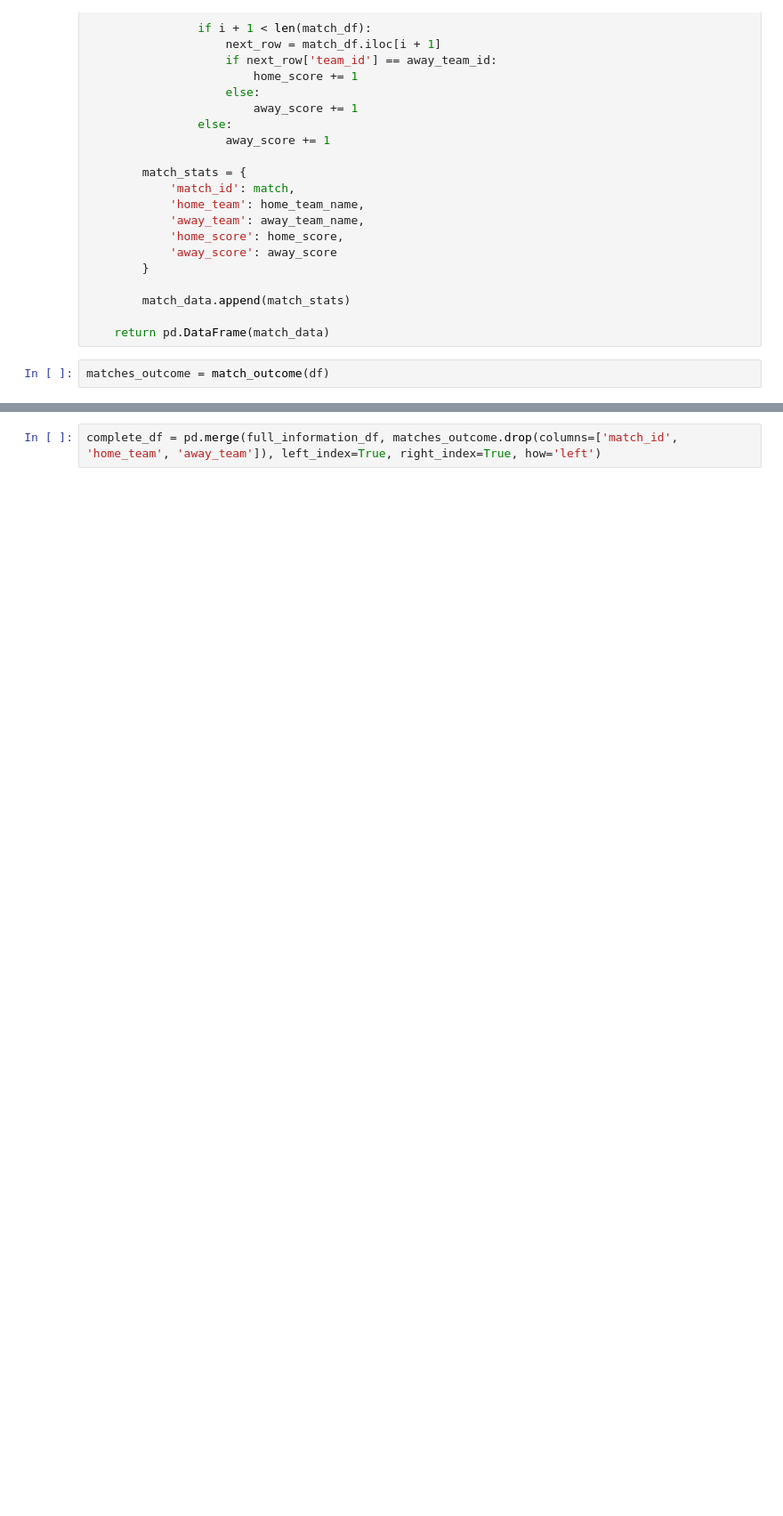
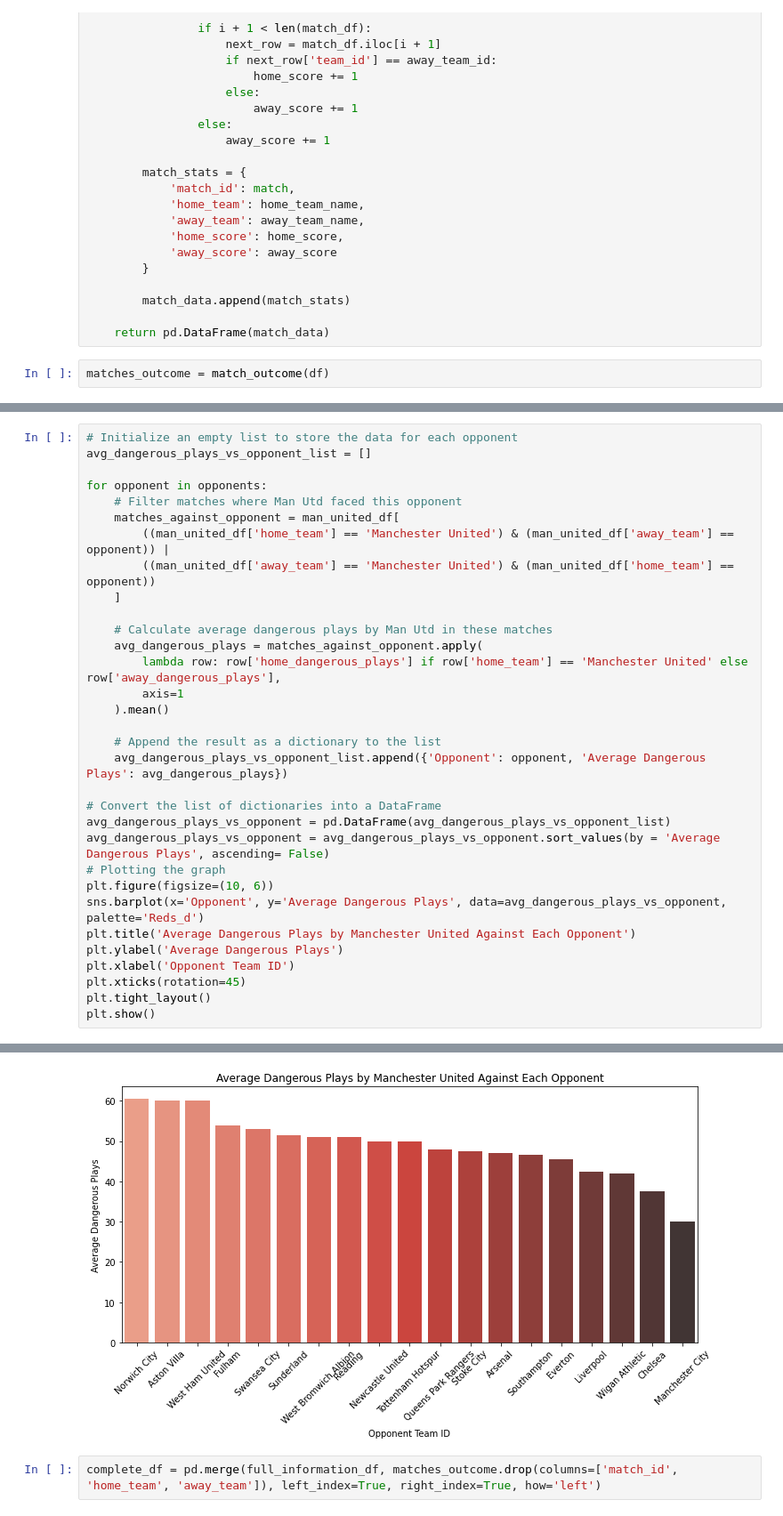
Before and after one commit to luisalawson/proyecto-TD8, a Jupyter notebook: GroupPlays.ipynb, the cells around one changed output, grey strips where cells are left out. Shown at 89% size. Saved outputs shown, nothing was run; the diff lists cells and outputs as text; blank space fills up the shorter version.

```diff
--- a/GroupPlays.ipynb
+++ b/GroupPlays.ipynb
@@ -305,0 +513,33 @@ matches_outcome
+# %%
+# Initialize an empty list to store the data for each opponent
+avg_dangerous_plays_vs_opponent_list = []
+
+for opponent in opponents:
+    # Filter matches where Man Utd faced this opponent
+    matches_against_opponent = man_united_df[
+        ((man_united_df['home_team'] == 'Manchester United') & (man_united_df['away_team'] == opponent)) |
+        ((man_united_df['away_team'] == 'Manchester United') & (man_united_df['home_team'] == opponent))
+    ]
+
+    # Calculate average dangerous plays by Man Utd in these matches
+    avg_dangerous_plays = matches_against_opponent.apply(
+        lambda row: row['home_dangerous_plays'] if row['home_team'] == 'Manchester United' else row['away_dangerous_plays'],
+        axis=1
+    ).mean()
+
+    # Append the result as a dictionary to the list
+    avg_dangerous_plays_vs_opponent_list.append({'Opponent': opponent, 'Average Dangerous Plays': avg_dangerous_plays})
+
+# Convert the list of dictionaries into a DataFrame
+avg_dangerous_plays_vs_opponent = pd.DataFrame(avg_dangerous_plays_vs_opponent_list)
+avg_dangerous_plays_vs_opponent = avg_dangerous_plays_vs_opponent.sort_values(by = 'Average Dangerous Plays', ascending= False)
+# Plotting the graph
+plt.figure(figsize=(10, 6))
+sns.barplot(x='Opponent', y='Average Dangerous Plays', data=avg_dangerous_plays_vs_opponent, palette='Reds_d')
+plt.title('Average Dangerous Plays by Manchester United Against Each Opponent')
+plt.ylabel('Average Dangerous Plays')
+plt.xlabel('Opponent Team ID')
+plt.xticks(rotation=45)
+plt.tight_layout()
+plt.show()
+# %% [output]
@@ -306,3 +549,4 @@ matches_outcome
+[figure, added]
 # %%
 complete_df = pd.merge(full_information_df, matches_outcome.drop(columns=['match_id', 'home_team', 'away_team']), left_index=True, right_index=True, how='left')
 # %%
```
Also changed, not shown: parts of 21 cells of this notebook.
